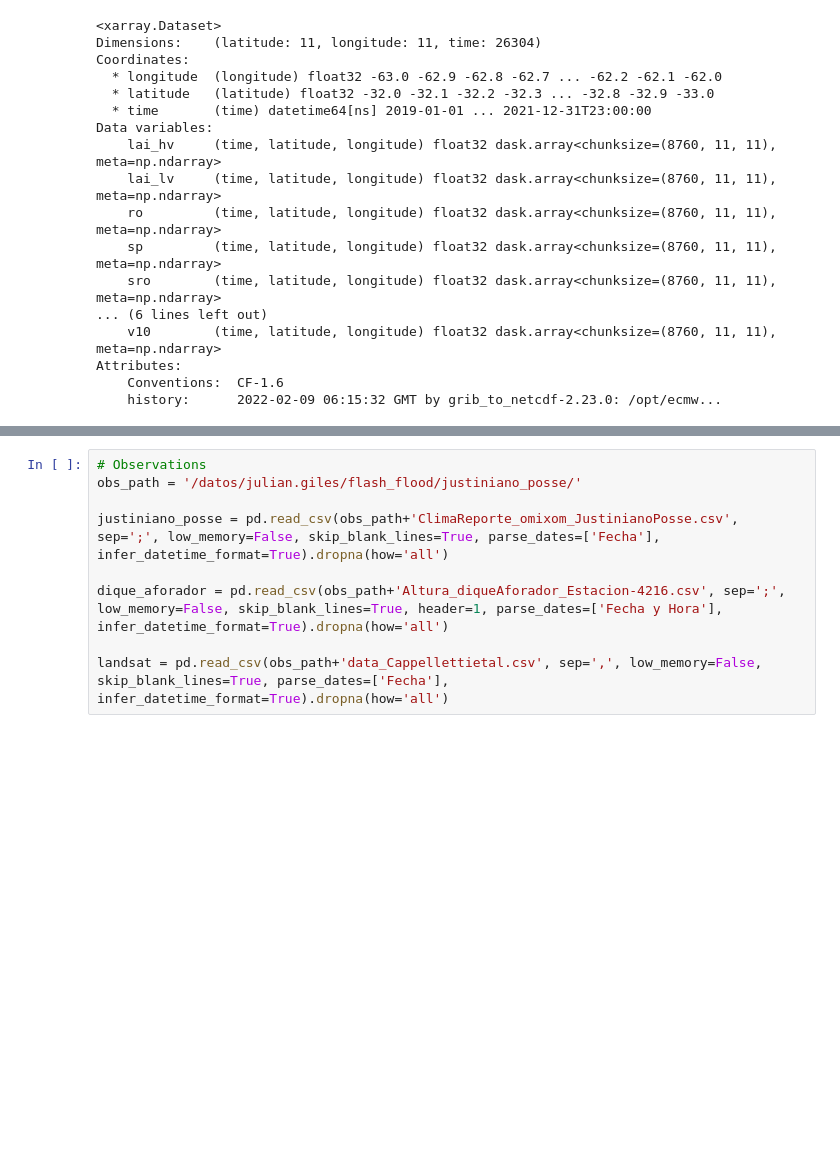
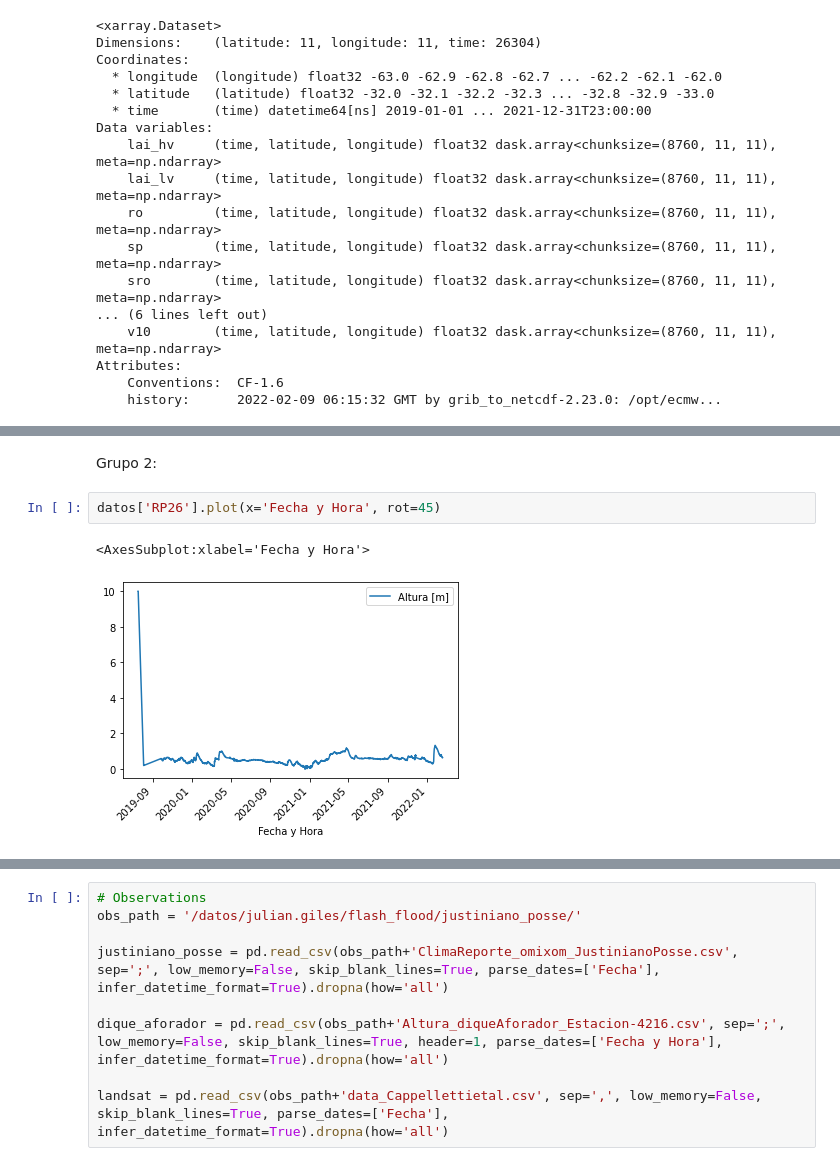
Before and after one commit to JulianGiles/flash_flood_ML, a Jupyter notebook: data_selection_and_comparison.ipynb, the cells around one changed output, grey strips where cells are left out. Drawn from its saved outputs; the diff is of its cells as text; blank space fills up the shorter version.

```diff
--- a/data_selection_and_comparison.ipynb
+++ b/data_selection_and_comparison.ipynb
@@ -64,0 +183,7 @@ Attributes:
+# %% [markdown]
+Grupo 2:
+# %%
+datos['RP26'].plot(x='Fecha y Hora', rot=45)
+# %% [output]
+<AxesSubplot:xlabel='Fecha y Hora'>
+[figure, added]
```
Also changed, not shown: parts of 50 cells of this notebook, 1 other file.
